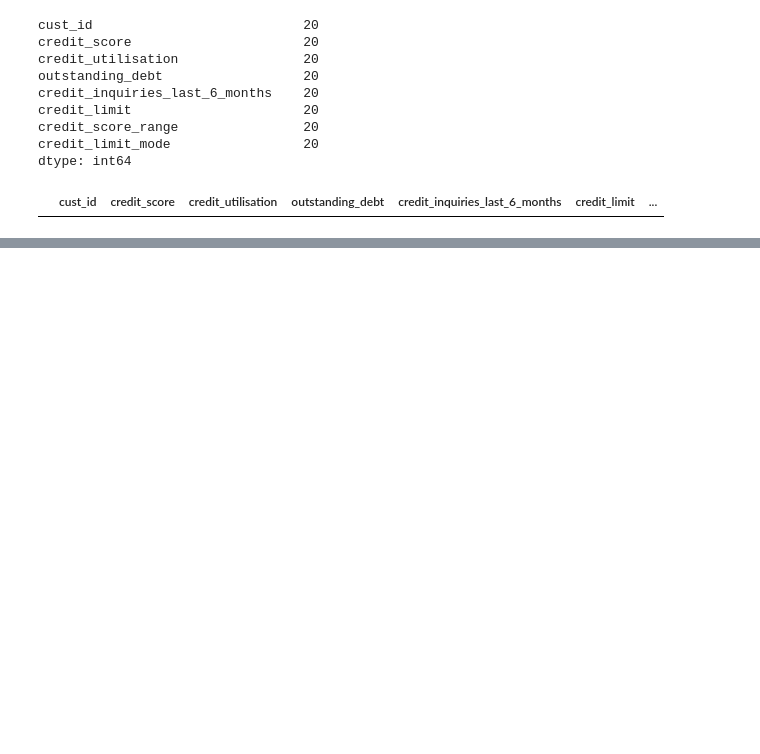
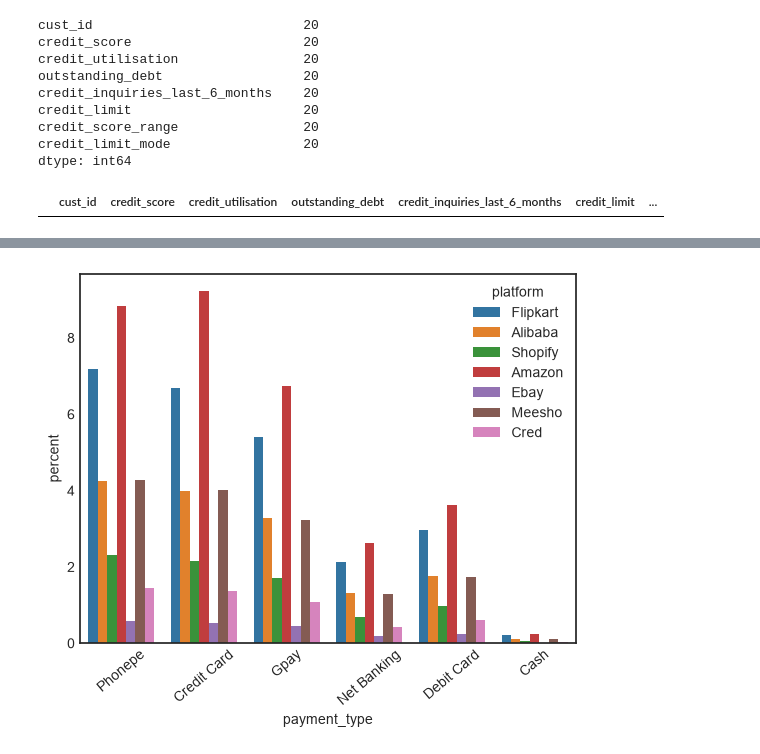
Before and after one commit to vaibhavavhad264/data_science, a Jupyter notebook: Bank Project/some pre analysis.ipynb, the cells around one changed output, grey strips where cells are left out. Cells and saved outputs as stored; diff of their text form; code cells hidden in the pictures; blank space fills up the shorter version.

```diff
--- a/Bank Project/some pre analysis.ipynb
+++ b/Bank Project/some pre analysis.ipynb
@@ -883,0 +1063,6 @@ df_cs_clean_3[df_cs_clean_3.outstanding_debt > df_cs_clean_3.credit_limit]
+# %%
+sns.countplot(x = df_trans.payment_type, hue = df_trans.platform , stat = "percent")
+plt.xticks(rotation = 40)
+plt.show()
+# %% [output]
+[figure, added]
```
Also changed, not shown: parts of 37 cells of this notebook.
